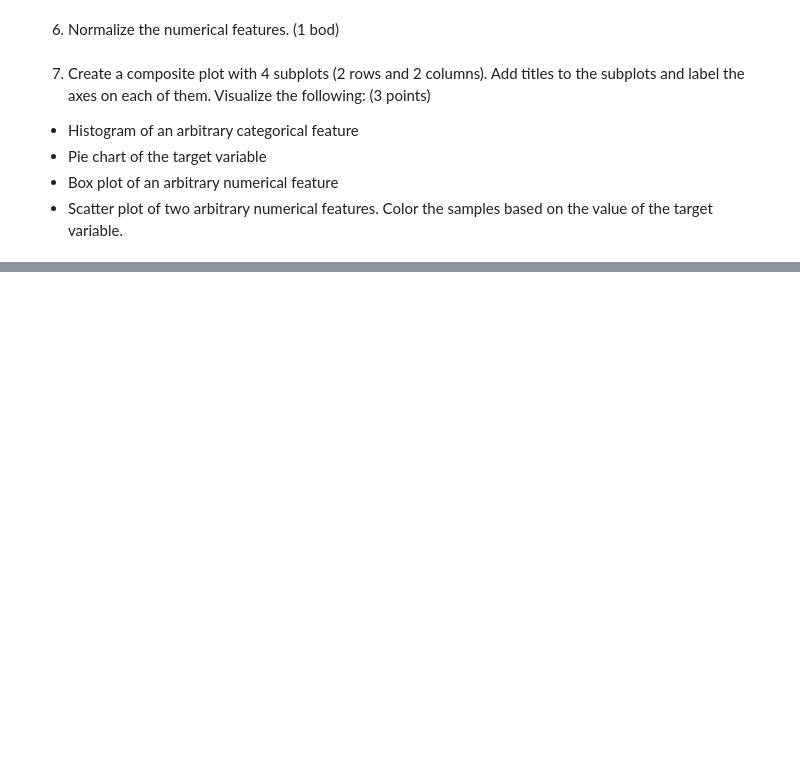
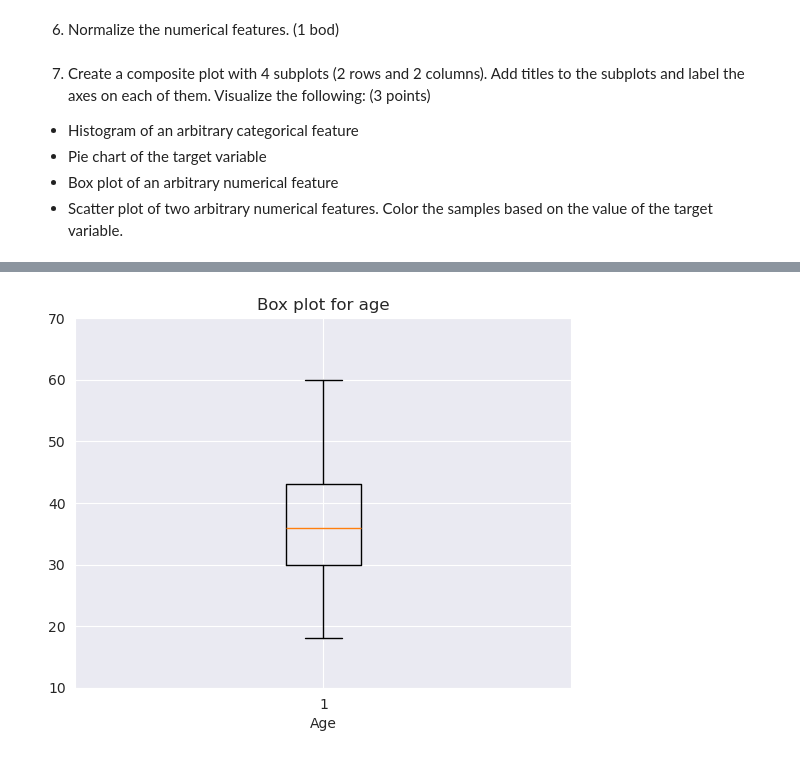
Before and after one commit to LinusFER/DataScience, a Jupyter notebook: project-first-part.ipynb, the cells around one changed output, grey strips where cells are left out. Saved outputs shown, nothing was run; the diff lists cells and outputs as text; code cells hidden in the pictures; blank space fills up the shorter version.

```diff
--- a/project-first-part.ipynb
+++ b/project-first-part.ipynb
@@ -42,0 +153,9 @@ ModuleNotFoundError: No module named 'pandas'
+# %%
+# Boxplot of DailyRate
+plt.boxplot(df_attrition.Age)
+plt.title('Box plot for age')
+plt.xlabel("Age")
+plt.ylim([10,70])
+plt.show()
+# %% [output]
+[figure, added]
```
Also changed, not shown: parts of 17 cells of this notebook, 5 other files.
